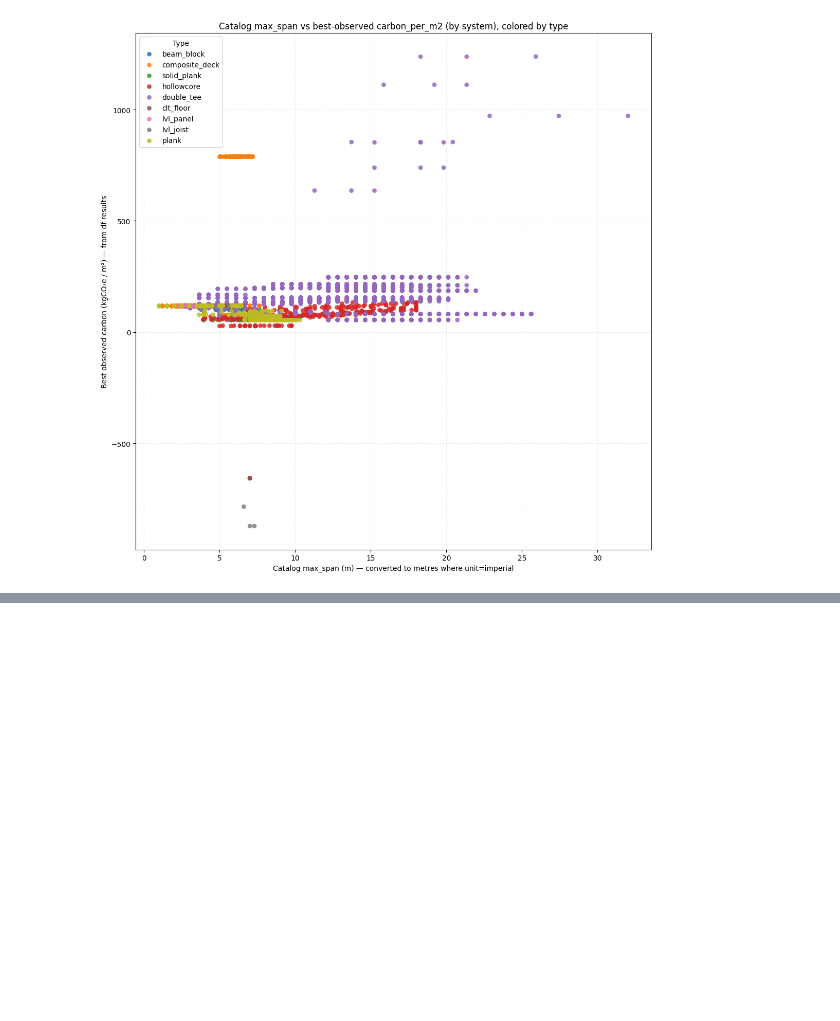
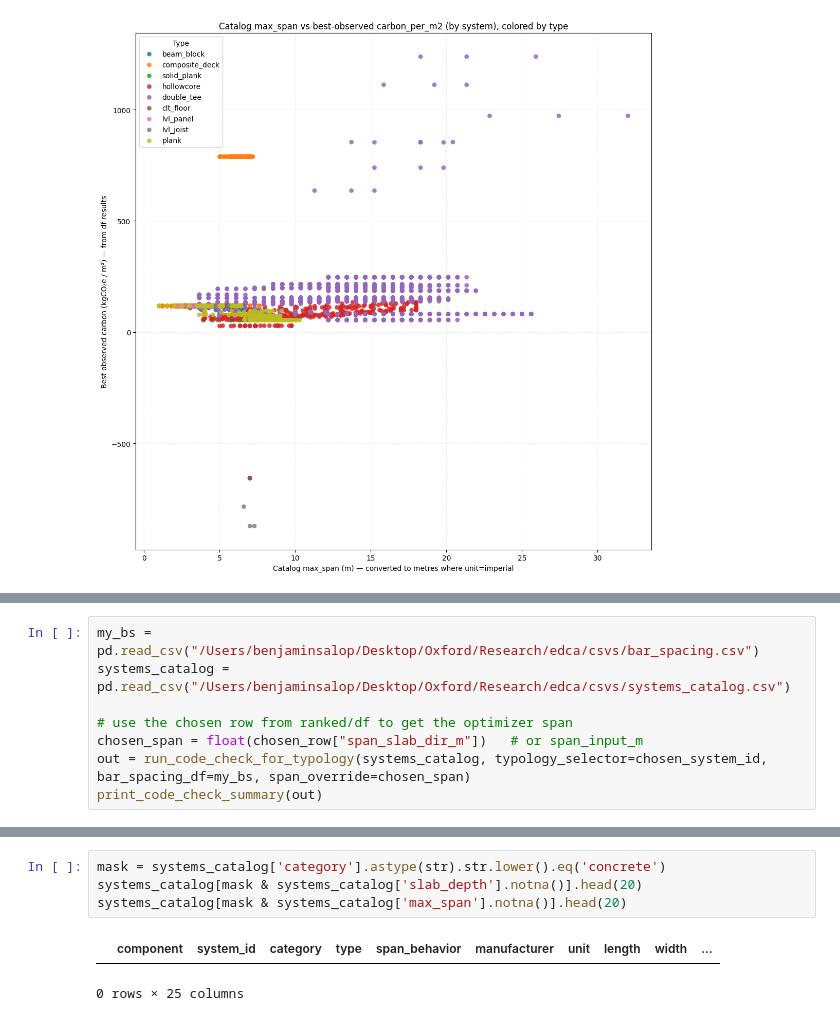
Before and after one commit to benjaminsalop/edca, a Jupyter notebook: code/notebooks/DesignExplorerCopy.ipynb, the cells around one changed output, grey strips where cells are left out. Drawn from its saved outputs; the diff is of its cells as text; blank space fills up the shorter version.

```diff
--- a/code/notebooks/DesignExplorerCopy.ipynb
+++ b/code/notebooks/DesignExplorerCopy.ipynb
@@ -749,0 +908,8 @@ except Exception:
+# %%
+my_bs = pd.read_csv("/Users/benjaminsalop/Desktop/Oxford/Research/edca/csvs/bar_spacing.csv")
+systems_catalog = pd.read_csv("/Users/benjaminsalop/Desktop/Oxford/Research/edca/csvs/systems_catalog.csv")
+
+# use the chosen row from ranked/df to get the optimizer span
+chosen_span = float(chosen_row["span_slab_dir_m"])   # or span_input_m
+out = run_code_check_for_typology(systems_catalog, typology_selector=chosen_system_id, bar_spacing_df=my_bs, span_override=chosen_span)
+print_code_check_summary(out)
@@ -749,0 +1268,7 @@ except Exception:
+# %%
+mask = systems_catalog['category'].astype(str).str.lower().eq('concrete')
+systems_catalog[mask & systems_catalog['slab_depth'].notna()].head(20)
+systems_catalog[mask & systems_catalog['max_span'].notna()].head(20)
+# %% [output]
+|  | component | system_id | category | type | span_behavior | manufacturer | unit | length | width | ... |
+0 rows × 25 columns
```
Also changed, not shown: parts of 10 cells of this notebook, 8 other files.
